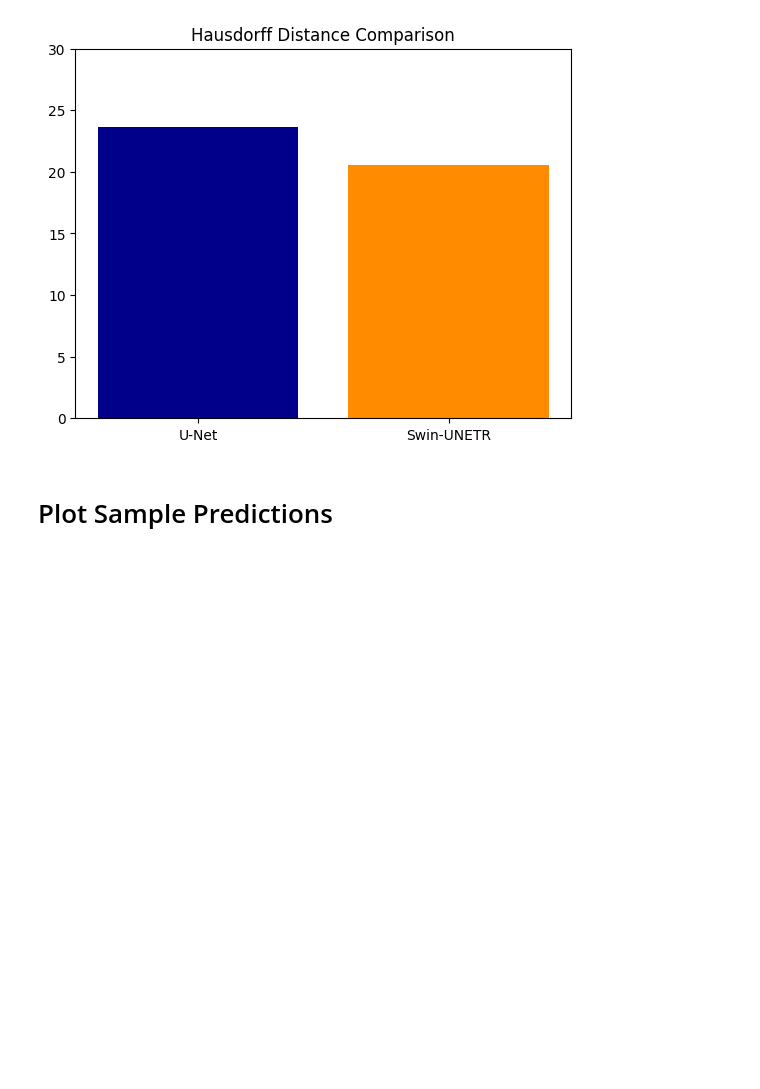
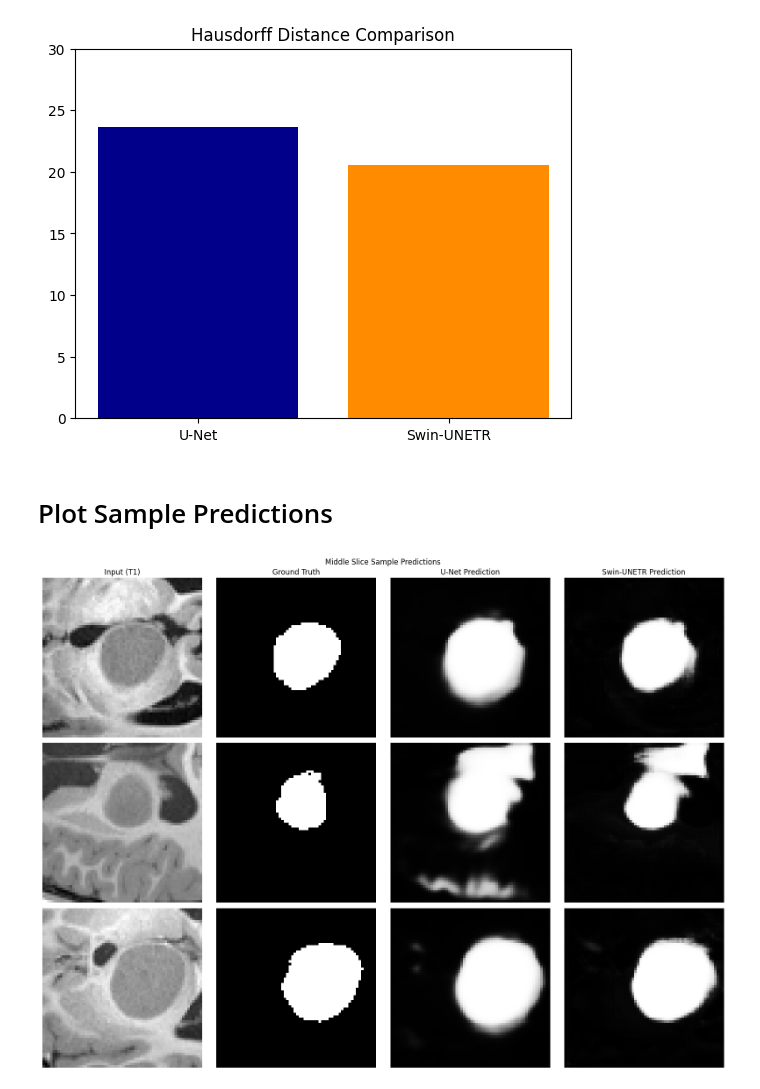
Before and after one commit to andreyestevam/CMSC324-FinalProject, a Jupyter notebook: final_project/03_evaluate_modelsCORRECT.ipynb, the cells around one changed output. Drawn from its saved outputs; the diff is of its cells as text; code cells hidden in the pictures; blank space fills up the shorter version.

Commit message:
plot sample predictions

```diff
--- a/final_project/03_evaluate_modelsCORRECT.ipynb
+++ b/final_project/03_evaluate_modelsCORRECT.ipynb
@@ -207,6 +207,43 @@ plt.show()
 [figure]
 # %% [markdown]
 # Plot Sample Predictions
+# %%
+# Choose which samples and get the middle slice
+sample_indices = [0, 1, 2]
+mid_slice = x_test.shape[1] // 2
+
+swin_predictions_np = all_predictions.cpu().numpy() # Currently looking like [N, 1, D, H, W]
+swin_predictions_np = swin_predictions_np[:, 0, :, :, :] # [N, D, H, W] so it squeezes the channel dim
+
+fig, axes = plt.subplots(3, 4, figsize = (16, 12))
+fig.suptitle("Middle Slice Sample Predictions")
+col_titles = ["Input (T1)", "Ground Truth", "U-Net Prediction", "Swin-UNETR Prediction"]
+
+for row, idx in enumerate(sample_indices):
+    # T1 slice
+    input_slice = x_test[idx, mid_slice, :, :, 0]
+    # Binary ground truth
+    ground_truth_slice = y_test[idx, mid_slice, :, :, 0]
+    # U-Net predicted probability map
+    unet_slice = unet_predictions[idx, mid_slice, :, :, 0]
+    # Swin predicted probability map
+    swin_slice = swin_predictions_np[idx, mid_slice, :, :]
+
+    axes[row, 0].imshow(input_slice, cmap="gray")
+    axes[row, 1].imshow(ground_truth_slice, cmap="gray")
+    axes[row, 2].imshow(unet_slice, cmap="gray")
+    axes[row, 3].imshow(swin_slice, cmap="gray")
+
+    for col in range(4):
+        axes[row, col].axis("off")
+        if row == 0:
+            axes[row, col].set_title(col_titles[col])
+
+plt.tight_layout()
+plt.savefig("plots/samples/sample_predictions.png", dpi = 1200, bbox_inches = 'tight')
+plt.show()
+# %% [output]
+[figure, added]
 # %%
 
 
```
Also changed, not shown: 1 other file.
